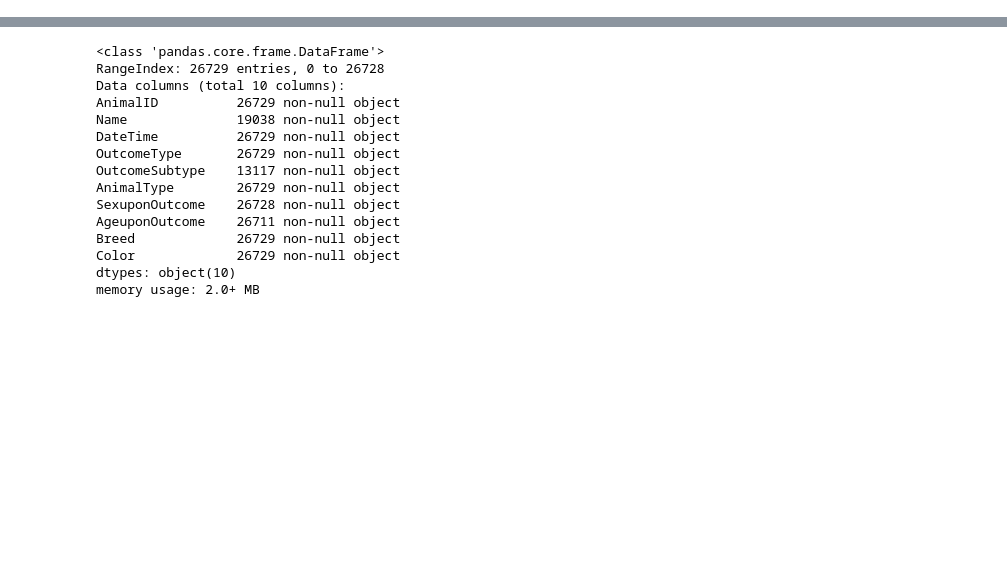
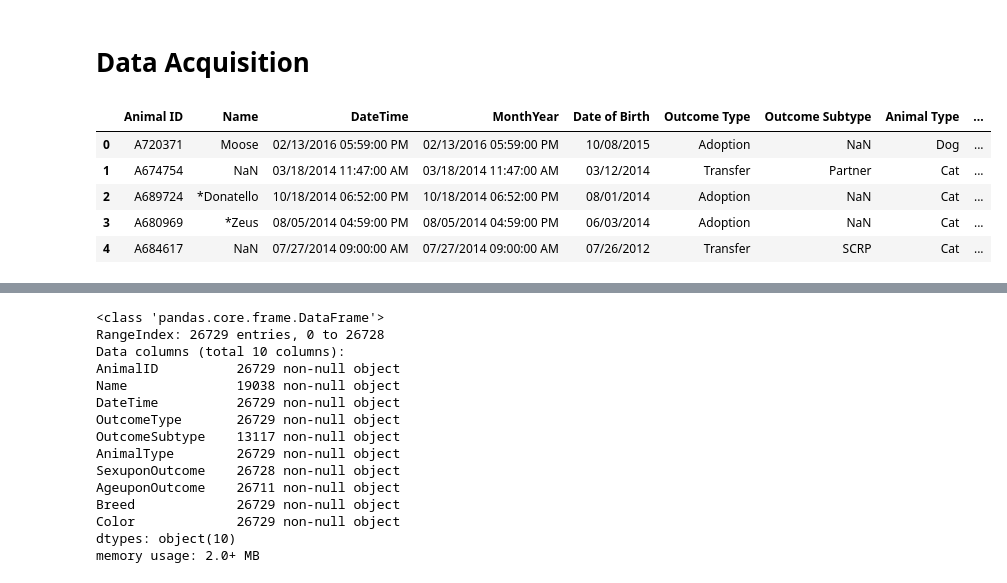
Before and after one commit to Jacqueline-A-Shay/Animal_Shelter, a Jupyter notebook: u.ipynb, the cells around one changed output, grey strips where cells are left out. Saved outputs shown, nothing was run; the diff lists cells and outputs as text; code cells hidden in the pictures; blank space fills up the shorter version.

Commit message:
acquired from second source austin gov

```diff
--- a/u.ipynb
+++ b/u.ipynb
@@ -2,0 +7,12 @@ import pandas as pd
+# %% [markdown]
+# Data Acquisition
+# %%
+df_19 = pd.read_csv('Austin_Animal_Center_Outcomes.csv')
+df_19.head()
+# %% [output]
+|  | Animal ID | Name | DateTime | MonthYear | Date of Birth | Outcome Type | Outcome Subtype | Animal Type | ... |
+| 0 | A720371 | Moose | 02/13/2016 05:59:00 PM | 02/13/2016 05:59:00 PM | 10/08/2015 | Adoption | NaN | Dog | ... |
+| 1 | A674754 | NaN | 03/18/2014 11:47:00 AM | 03/18/2014 11:47:00 AM | 03/12/2014 | Transfer | Partner | Cat | ... |
+| 2 | A689724 | *Donatello | 10/18/2014 06:52:00 PM | 10/18/2014 06:52:00 PM | 08/01/2014 | Adoption | NaN | Cat | ... |
+| 3 | A680969 | *Zeus | 08/05/2014 04:59:00 PM | 08/05/2014 04:59:00 PM | 06/03/2014 | Adoption | NaN | Cat | ... |
+| 4 | A684617 | NaN | 07/27/2014 09:00:00 AM | 07/27/2014 09:00:00 AM | 07/26/2012 | Transfer | SCRP | Cat | ... |
```
Also changed, not shown: parts of 20 cells of this notebook, 2 other files.
